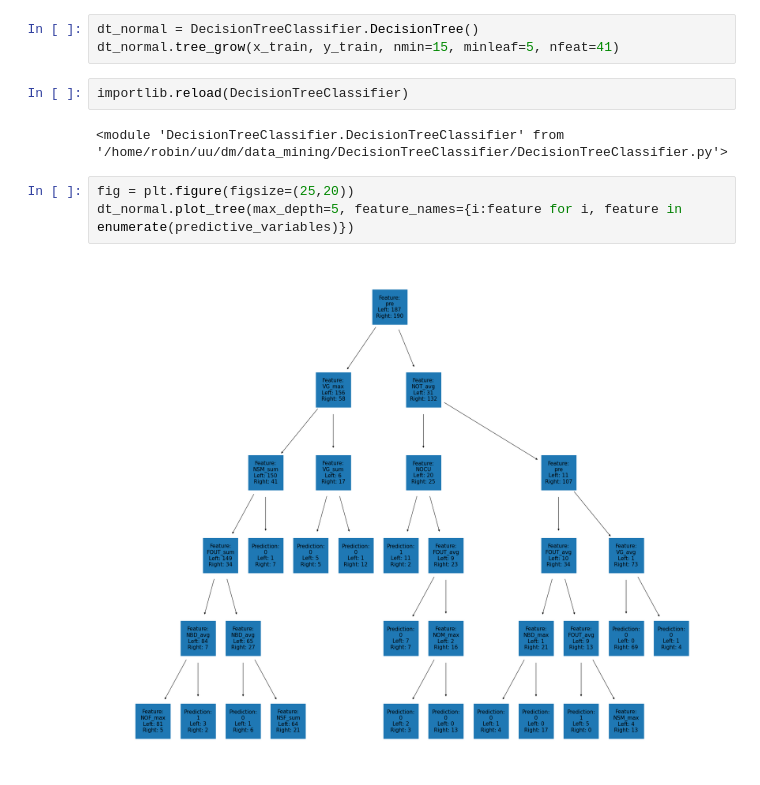
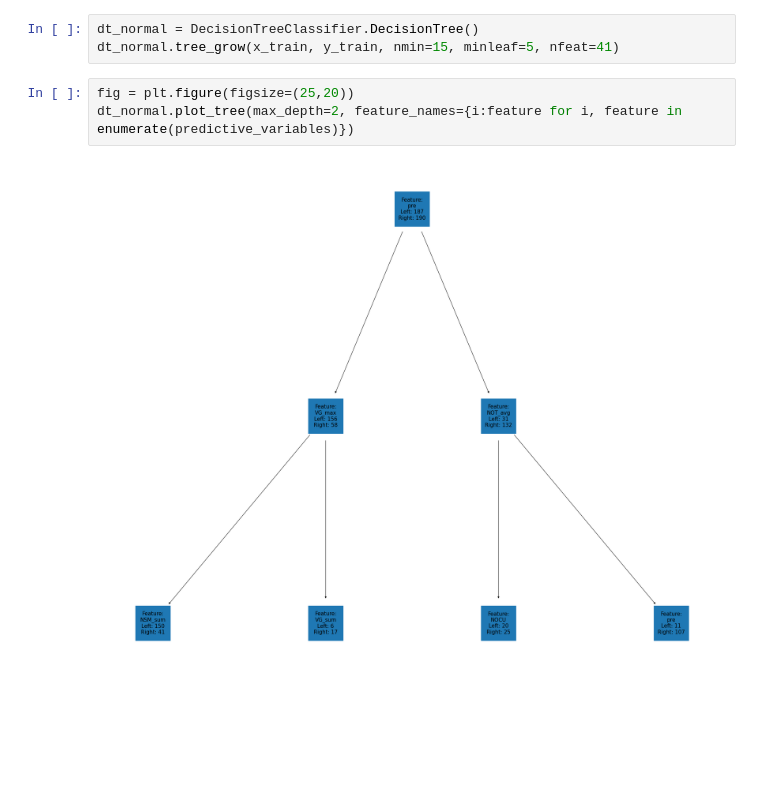
Before and after one commit to Robino-CK/data_mining, a Jupyter notebook: analysis.ipynb, the cells around one changed output. Saved outputs shown, nothing was run; the diff lists cells and outputs as text; blank space fills up the shorter version.

Commit message:
added some data, docu and functions

```diff
--- a/analysis.ipynb
+++ b/analysis.ipynb
@@ -120,15 +120,11 @@ dt_random_forest.tree_grow_b(x_train, y_train, nmin=15, minleaf=5, nfeat=6, m =
 # %%
 dt_normal = DecisionTreeClassifier.DecisionTree()
 dt_normal.tree_grow(x_train, y_train, nmin=15, minleaf=5, nfeat=41)
-# %%
-importlib.reload(DecisionTreeClassifier)
-# %% [output]
-<module 'DecisionTreeClassifier.DecisionTreeClassifier' from '/home/robin/uu/dm/data_mining/DecisionTreeClassifier/DecisionTreeClassifier.py'>
 # %%
 fig = plt.figure(figsize=(25,20))
-dt_normal.plot_tree(max_depth=5, feature_names={i:feature for i, feature in enumerate(predictive_variables)})
+dt_normal.plot_tree(max_depth=2, feature_names={i:feature for i, feature in enumerate(predictive_variables)})
 # %% [output]
-[figure, old version]
+[figure, new version]
 # %%
 y_pred = dt_normal.tree_predict(x_test)
 print(confusion_matrix(y_test, y_pred))
```
Also changed, not shown: parts of 3 cells of this notebook, 4 other files.
